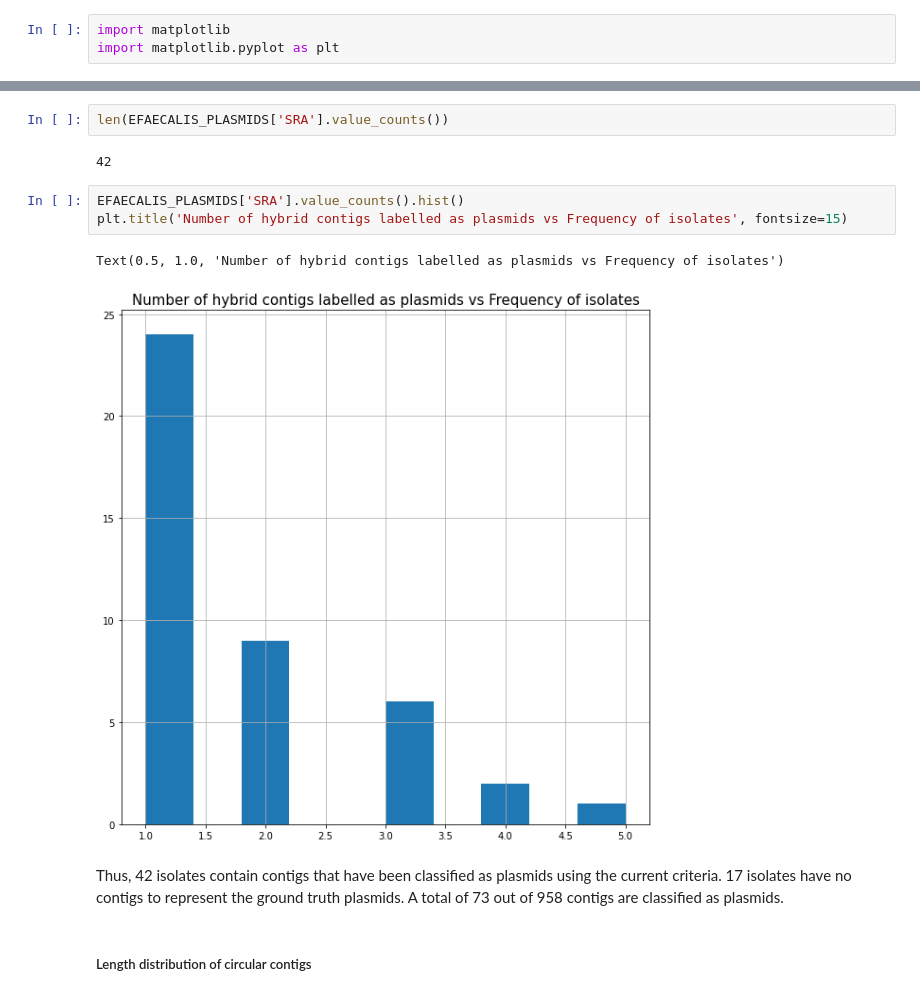
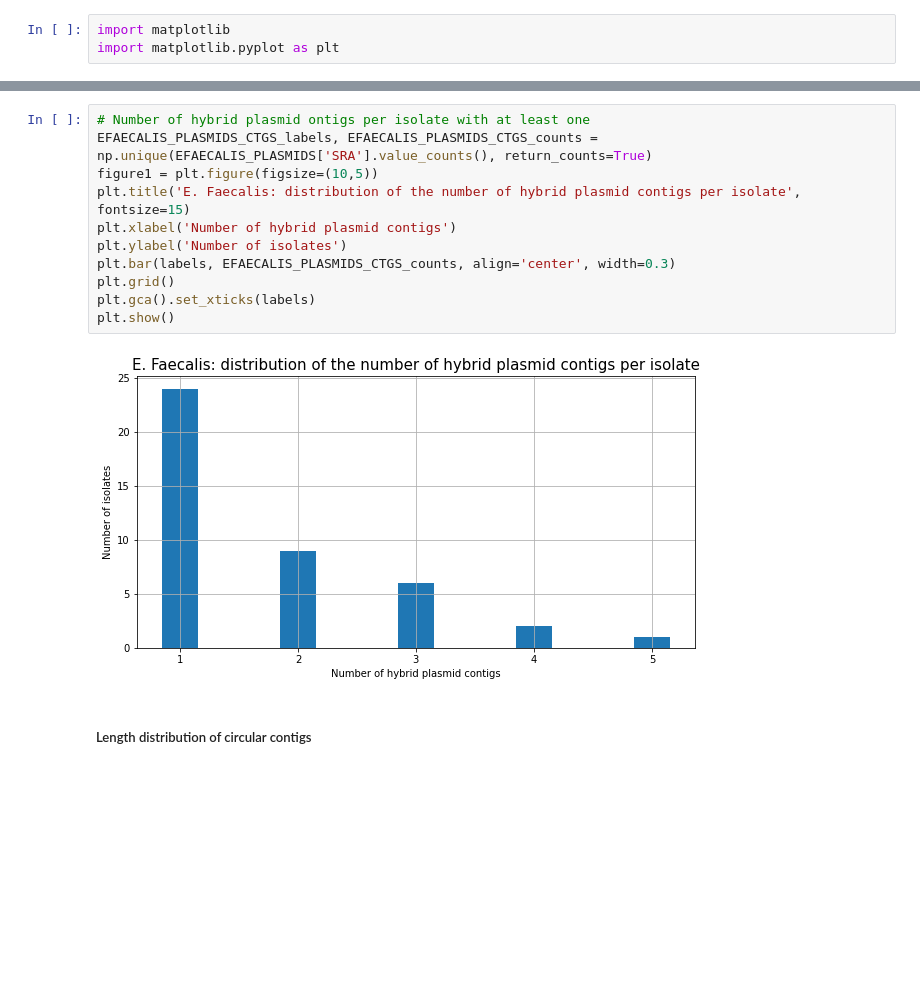
Before and after one commit to cchauve/CompMath-Day-2023, a Jupyter notebook: doc/Hybrid_contig_comparison_summary.ipynb, the cells around one changed output, grey strips where cells are left out. Cells and saved outputs as stored; diff of their text form; blank space fills up the shorter version.

```diff
--- a/doc/Hybrid_contig_comparison_summary.ipynb
+++ b/doc/Hybrid_contig_comparison_summary.ipynb
@@ -55,15 +73,16 @@ EFAECALIS_PLASMIDS
-# %%
-len(EFAECALIS_PLASMIDS['SRA'].value_counts())
-# %% [output]
-42
-# %%
-EFAECALIS_PLASMIDS['SRA'].value_counts().hist()
-plt.title('Number of hybrid contigs labelled as plasmids vs Frequency of isolates', fontsize=15)
-# %% [output]
-Text(0.5, 1.0, 'Number of hybrid contigs labelled as plasmids vs Frequency of isolates')
-[figure, removed]
-# %% [markdown]
-Thus, 42 isolates contain contigs that have been classified as plasmids using the current criteria. 17 isolates have no contigs to represent the ground truth plasmids. A total of 73 out of 958 contigs are classified as plasmids.
+# %%
+# Number of hybrid plasmid ontigs per isolate with at least one
+EFAECALIS_PLASMIDS_CTGS_labels, EFAECALIS_PLASMIDS_CTGS_counts = np.unique(EFAECALIS_PLASMIDS['SRA'].value_counts(), return_counts=True)
+figure1 = plt.figure(figsize=(10,5))
+plt.title('E. Faecalis: distribution of the number of hybrid plasmid contigs per isolate', fontsize=15)
+plt.xlabel('Number of hybrid plasmid contigs')
+plt.ylabel('Number of isolates')
+plt.bar(labels, EFAECALIS_PLASMIDS_CTGS_counts, align='center', width=0.3)
+plt.grid()
+plt.gca().set_xticks(labels)
+plt.show()
+# %% [output]
+[figure, added]
 # %% [markdown]
 ##### Length distribution of circular contigs
 # %%
```
Also changed, not shown: parts of 38 cells of this notebook.
